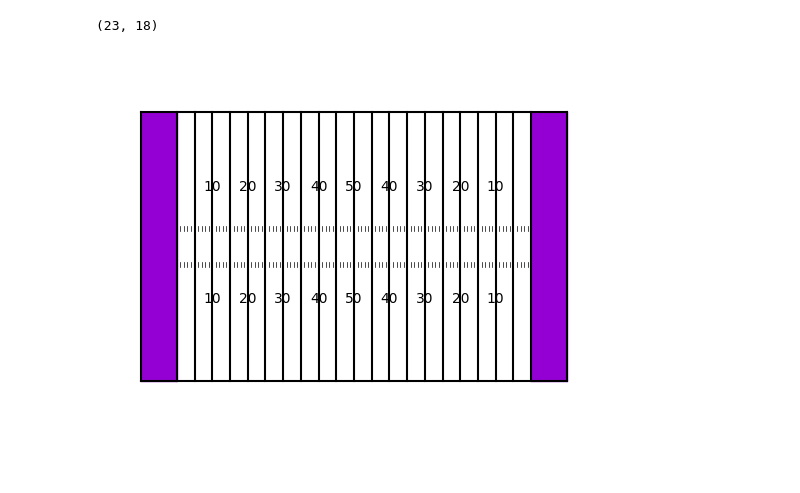
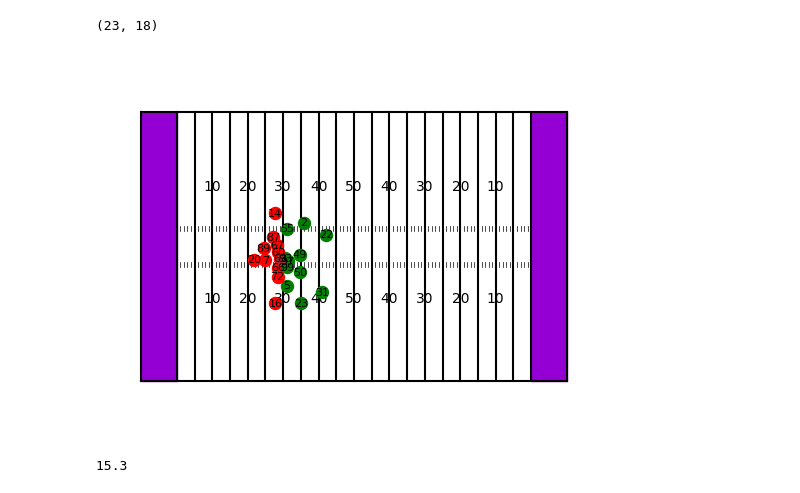
Before and after one commit to ianastalosh/big_data_bowl_2025, a Jupyter notebook: notebooks/play_plotting.ipynb, the cells around one changed output. Drawn from its saved outputs; the diff is of its cells as text; code cells hidden in the pictures.

Commit message:
Plot single frames

```diff
--- a/notebooks/play_plotting.ipynb
+++ b/notebooks/play_plotting.ipynb
@@ -42,38 +42,66 @@ plt.ylim(MIN_Y - 10, MAX_Y + 10)
 
 # Colour the endzones
 endzone1 = patches.Rectangle((0,0), 10, 160/3, linewidth=1, edgecolor='darkviolet', facecolor='darkviolet')
 endzone2 = patches.Rectangle((110,0), 10, 160/3, linewidth=1, edgecolor='darkviolet', facecolor='darkviolet')
 
 plt.gca().add_patch(endzone1)
 plt.gca().add_patch(endzone2)
 
 # Draw field outline
 plt.plot([0,120], [0,0], color="black")
 plt.plot([0,120], [160/3,160/3], color="black")
 plt.plot([0,0], [0,160/3], color="black")
 plt.plot([120,120], [0,160/3], color="black")
 
 # Draw yard lines
 for x in range(10,115,5):
     plt.plot([x,x], [0,160/3], color="black")
 
 # Draw hash marks
 for x in range(10,110,1):
     plt.plot([x,x], [160/6 - 3.0833 - 1, 160/6 - 3.0833], color="black", linewidth=0.5)
     plt.plot([x,x], [160/6 + 3.0833 + 1, 160/6 + 3.0833], color="black", linewidth=0.5)
 
 # Draw the yard numbers
 for x in range(10,50,10):
-    plt.text(x+10, 160/6 - 3.0833 - 8, str(x), fontsize=10, color="black", ha='center')
-    plt.text(x+10, 160/6 + 3.0833 + 8, str(x), fontsize=10, color="black", ha='center')
-    plt.text(110-x, 160/6 - 3.0833 - 8, str(x), fontsize=10, color="black", ha='center')
-    plt.text(110-x, 160/6 + 3.0833 + 8, str(x), fontsize=10, color="black", ha='center')
-plt.text(60, 160/6 - 3.0833 - 8, "50", fontsize=10, color="black", ha='center')
-plt.text(60, 160/6 + 3.0833 + 8, "50", fontsize=10, color="black", ha='center')
+    plt.text(x+10, 160/6 - 3.0833 - 12, str(x), fontsize=10, color="black", ha='center')
+    plt.text(x+10, 160/6 + 3.0833 + 12, str(x), fontsize=10, color="black", ha='center')
+    plt.text(110-x, 160/6 - 3.0833 - 12, str(x), fontsize=10, color="black", ha='center')
+    plt.text(110-x, 160/6 + 3.0833 + 12, str(x), fontsize=10, color="black", ha='center')
+plt.text(60, 160/6 - 3.0833 - 12, "50", fontsize=10, color="black", ha='center')
+plt.text(60, 160/6 + 3.0833 + 12, "50", fontsize=10, color="black", ha='center')
 
-# Hide axes
+# Add the players
+
+players = sample_play_frame.filter(pl.col("club") != "football")
+unique_teams = players.select(pl.col("club").unique())
+
+football = sample_play_frame.filter(pl.col("club") == "football")
+
+team_colors = {
+    unique_teams.item(0,0): "red",
+    unique_teams.item(1,0): "green",
+    "football": "brown"
+}
+
+players = players.with_columns(
+    colors=pl.col("club").replace(team_colors)
+)
+
+for row in players.iter_rows(named=True):
+    plt.scatter(row["x"], row["y"], color=row["colors"], s=75, zorder=3)
+    plt.text(row["x"], row["y"], row["jerseyNumber"], fontsize=8, ha='center', va='center', zorder=4)
+
+# Plot the football
+plt.scatter(football["x"][0], football["y"][0], color="brown", s=50, zorder=3)
+
+# Hide pltes
 plt.axis('off')
 
 fig.show()
 # %% [output]
-[figure, old version]
+[figure, new version]
+# %%
+sample_play_frame["y"].min()
+# %% [output]
+15.3
```
Also changed, not shown: parts of 1 cell of this notebook, 1 other file.
